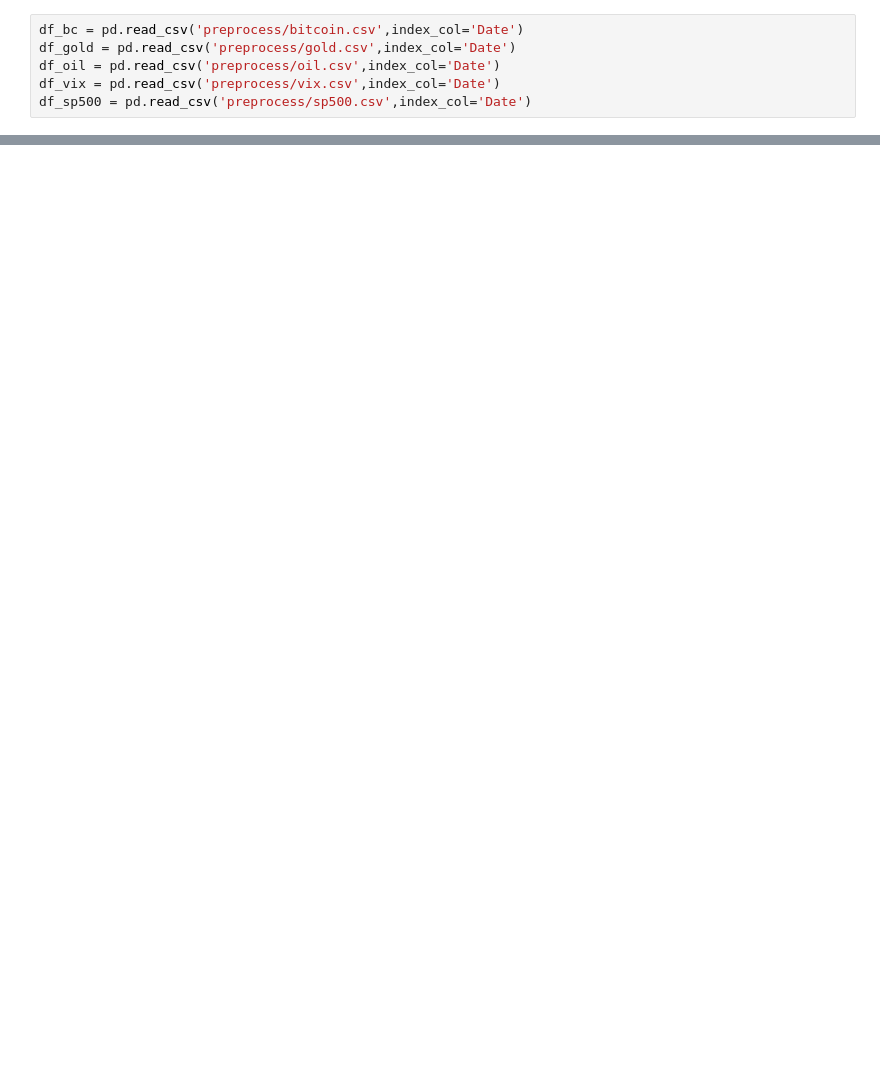
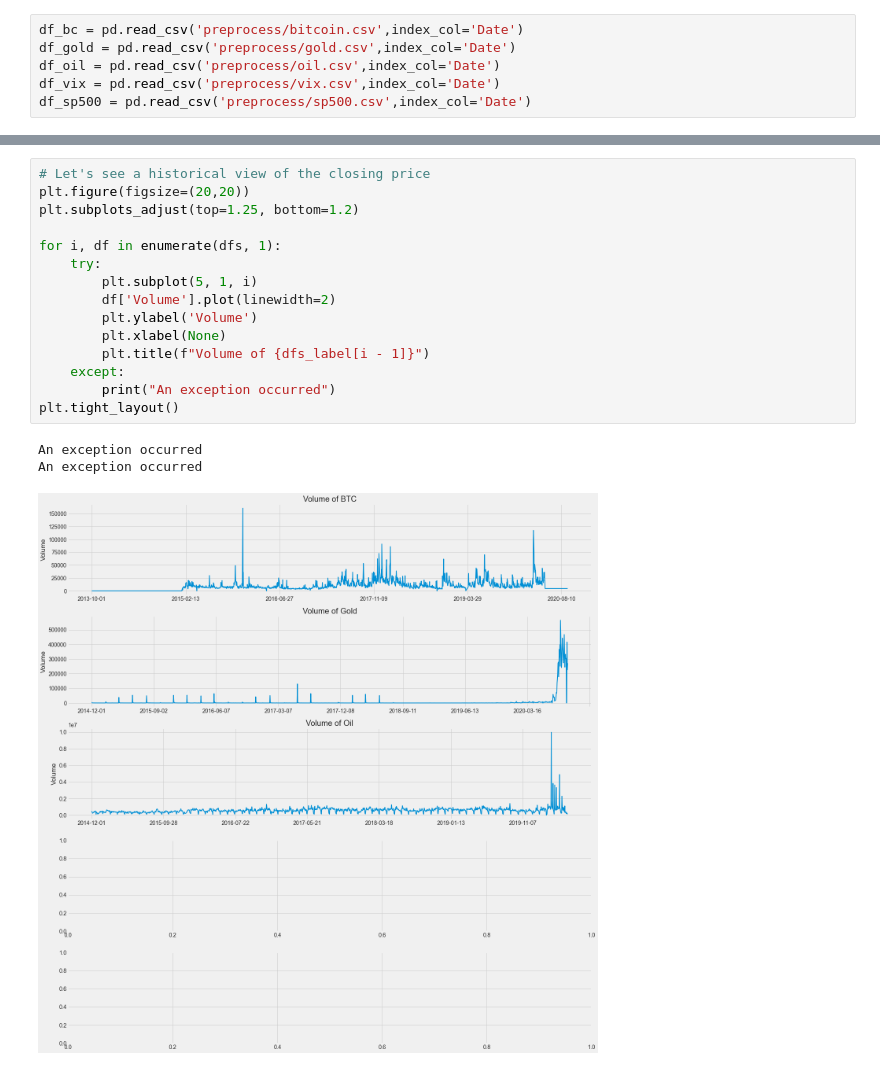
Before and after one commit to brucechan2020/ADA-Assessment, a Jupyter notebook: data-visualization.ipynb, the cells around one changed output, grey strips where cells are left out. Drawn from its saved outputs; the diff is of its cells as text; blank space fills up the shorter version.

```diff
--- a/data-visualization.ipynb
+++ b/data-visualization.ipynb
@@ -116,0 +41,19 @@ df_gold.Nor_Change.plot( legend=True, linestyle='--', marker='o')
+# %%
+# Let's see a historical view of the closing price
+plt.figure(figsize=(20,20))
+plt.subplots_adjust(top=1.25, bottom=1.2)
+
+for i, df in enumerate(dfs, 1):
+    try:
+        plt.subplot(5, 1, i)
+        df['Volume'].plot(linewidth=2)
+        plt.ylabel('Volume')
+        plt.xlabel(None)
+        plt.title(f"Volume of {dfs_label[i - 1]}")
+    except:
+        print("An exception occurred")
+plt.tight_layout()
+# %% [output]
+An exception occurred
+An exception occurred
+[figure, added]
```
Also changed, not shown: parts of 30 cells of this notebook, 12 other files.
